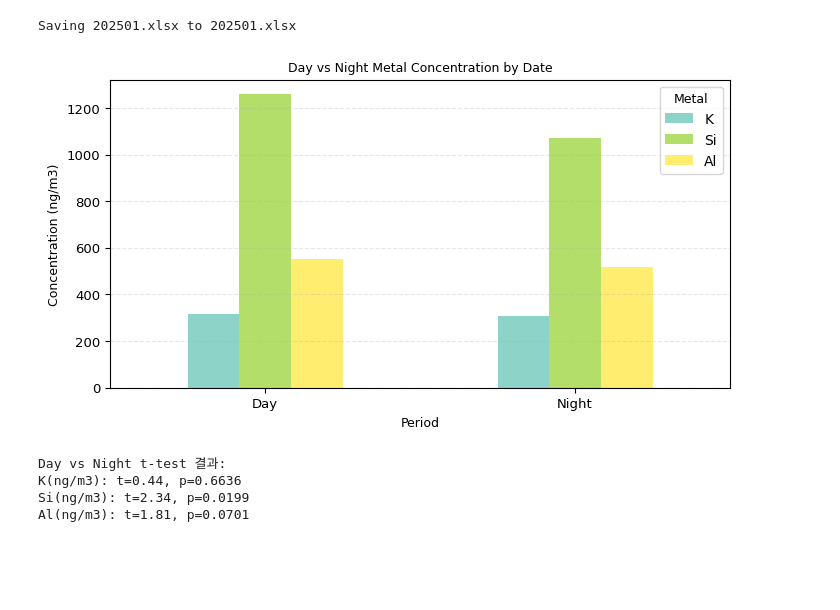
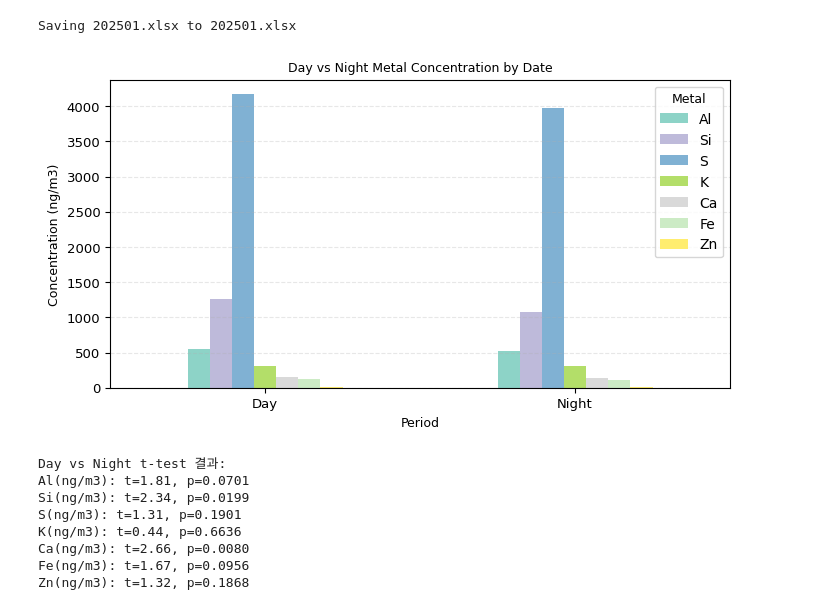
Before and after one commit to hyen0322/Data, a Jupyter notebook: Day vs Night Metal Concentration.ipynb, the cells around one changed output. Drawn from its saved outputs; the diff is of its cells as text; code cells hidden in the pictures; blank space fills up the shorter version.

```diff
--- a/Day vs Night Metal Concentration.ipynb
+++ b/Day vs Night Metal Concentration.ipynb
@@ -22,8 +22,14 @@ df['Hour'] = df['Pump-Begin'].dt.hour
 # Day(07-18시)/Night(19-06시) 구분
 df['Period'] = np.where(df['Hour'].between(7,18), 'Day', 'Night')
 # %%
-# Day/Night 평균 농도 계산 (K, Si, Al 대상)
-target_metals = ['K(ng/m3)', 'Si(ng/m3)', 'Al(ng/m3)']
+# Day/Night 평균 농도 계산 (Al, Si, S, K, Ca, Fe, Zn 대상)
+target_metals = ['Al(ng/m3)',
+                 'Si(ng/m3)',
+                 'S(ng/m3)',
+                 'K(ng/m3)',
+                 'Ca(ng/m3)',
+                 'Fe(ng/m3)',
+                 'Zn(ng/m3)']
 period_avg = df.groupby(['Period'])[target_metals].mean()
 # %%
 # 금속별 데이터 분리
@@ -38,35 +44,39 @@ for metal in target_metals:
 # %%
 # Day vs Night 막대 그래프
 period_avg.plot(kind='bar',
                 figsize=(8,4),
                 width=0.5,
                 colormap='Set3')
 
 # 그래프 기본 설정
 plt.title('Day vs Night Metal Concentration by Date', fontsize=9)
 plt.xlabel('Period', fontsize=9)
 plt.ylabel('Concentration (ng/m3)', fontsize=9)
 plt.xticks(rotation=0, fontsize=9.5)
 plt.yticks(fontsize=9.5)
 plt.grid(axis='y', linestyle='--', alpha=0.3)
 
 # 범례 설정
 plt.legend(loc='upper right',
-           labels=['K', 'Si', 'Al'],
+           labels=['Al', 'Si', 'S', 'K', 'Ca', 'Fe', 'Zn'],
            fontsize=10,
            title='Metal',
            title_fontsize=9)
 
 # 그래프 결과 출력
 plt.show()
 
 # t-test 결과 출력
 print("Day vs Night t-test 결과:")
 for metal, res in results.items():
     print(f"{metal}: t={res['t-stat']:.2f}, p={res['p-value']:.4f}") # p < 0.05 : 농도 차이 유의, t > 0 : 주간 평균이 높음
 # %% [output]
-[figure, old version]
+[figure, new version]
 Day vs Night t-test 결과:
+Al(ng/m3): t=1.81, p=0.0701
+Si(ng/m3): t=2.34, p=0.0199
+S(ng/m3): t=1.31, p=0.1901
 K(ng/m3): t=0.44, p=0.6636
-Si(ng/m3): t=2.34, p=0.0199
-Al(ng/m3): t=1.81, p=0.0701
+Ca(ng/m3): t=2.66, p=0.0080
+Fe(ng/m3): t=1.67, p=0.0956
+Zn(ng/m3): t=1.32, p=0.1868
```
